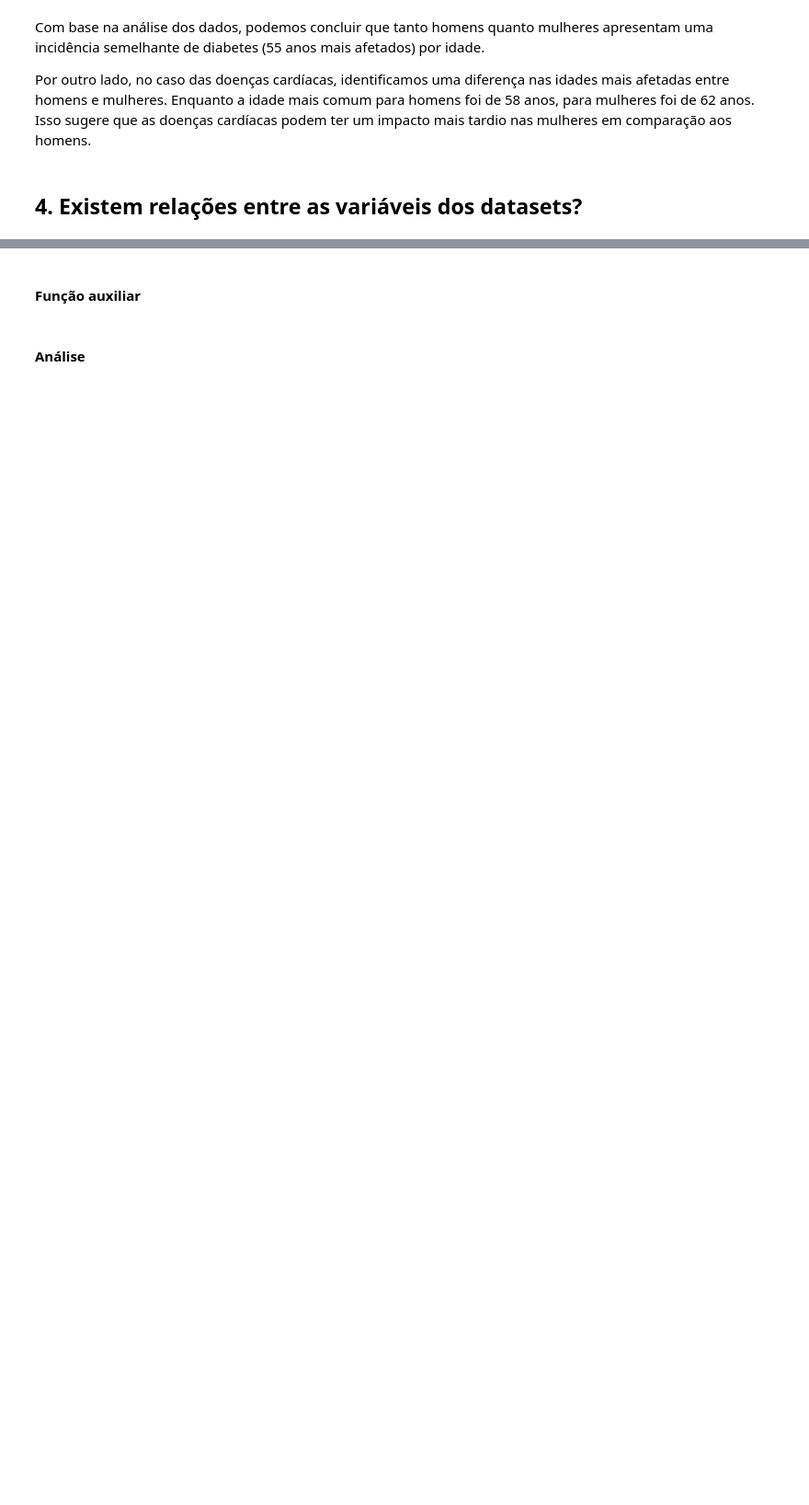
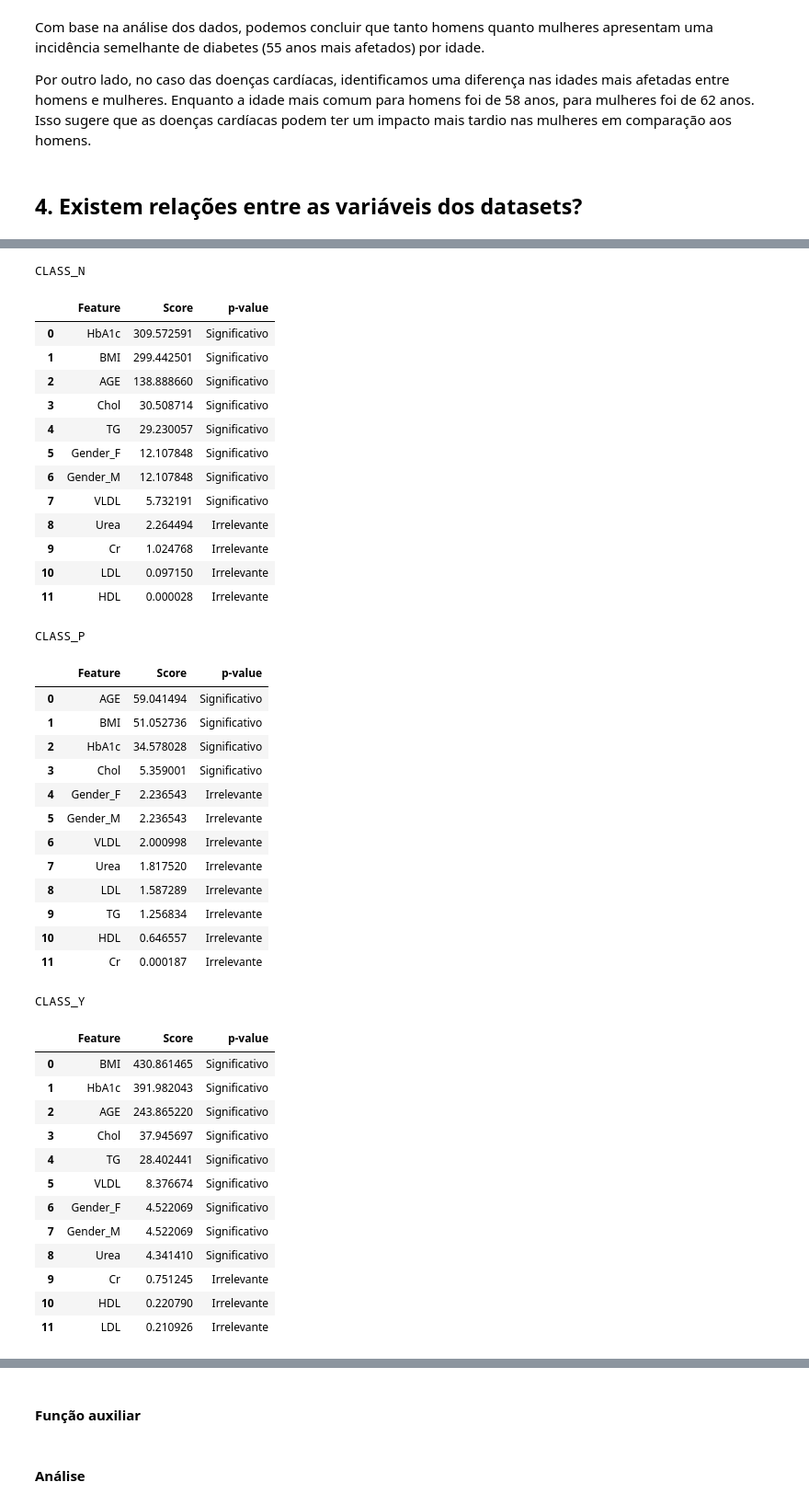
Before and after one commit to Raphael-Marchetti-Calciolari/projects-data-science-diseases-ieee-dataport, a Jupyter notebook: Projeto_Ciencia_de_Dados.ipynb, the cells around one changed output, grey strips where cells are left out. Shown: that part at 92% size. Cells and saved outputs as stored; diff of their text form; code cells hidden in the pictures; blank space fills up the shorter version.

```diff
--- a/Projeto_Ciencia_de_Dados.ipynb
+++ b/Projeto_Ciencia_de_Dados.ipynb
@@ -700,0 +828,45 @@ Não foi possível observar alguma relação evidente entre os dados
+# %%
+result = relation_between_variables(diabetes_df, 'CLASS', verbose=True)
+# %% [output]
+CLASS_N
+|  | Feature | Score | p-value |
+| 0 | HbA1c | 309.572591 | Significativo |
+| 1 | BMI | 299.442501 | Significativo |
+| 2 | AGE | 138.888660 | Significativo |
+| 3 | Chol | 30.508714 | Significativo |
+| 4 | TG | 29.230057 | Significativo |
+| 5 | Gender_F | 12.107848 | Significativo |
+| 6 | Gender_M | 12.107848 | Significativo |
+| 7 | VLDL | 5.732191 | Significativo |
+| 8 | Urea | 2.264494 | Irrelevante |
+| 9 | Cr | 1.024768 | Irrelevante |
+| 10 | LDL | 0.097150 | Irrelevante |
+| 11 | HDL | 0.000028 | Irrelevante |
+CLASS_P
+|  | Feature | Score | p-value |
+| 0 | AGE | 59.041494 | Significativo |
+| 1 | BMI | 51.052736 | Significativo |
+| 2 | HbA1c | 34.578028 | Significativo |
+| 3 | Chol | 5.359001 | Significativo |
+| 4 | Gender_F | 2.236543 | Irrelevante |
+| 5 | Gender_M | 2.236543 | Irrelevante |
+| 6 | VLDL | 2.000998 | Irrelevante |
+| 7 | Urea | 1.817520 | Irrelevante |
+| 8 | LDL | 1.587289 | Irrelevante |
+| 9 | TG | 1.256834 | Irrelevante |
+| 10 | HDL | 0.646557 | Irrelevante |
+| 11 | Cr | 0.000187 | Irrelevante |
+CLASS_Y
+|  | Feature | Score | p-value |
+| 0 | BMI | 430.861465 | Significativo |
+| 1 | HbA1c | 391.982043 | Significativo |
+| 2 | AGE | 243.865220 | Significativo |
+| 3 | Chol | 37.945697 | Significativo |
+| 4 | TG | 28.402441 | Significativo |
+| 5 | VLDL | 8.376674 | Significativo |
+| 6 | Gender_F | 4.522069 | Significativo |
+| 7 | Gender_M | 4.522069 | Significativo |
+| 8 | Urea | 4.341410 | Significativo |
+| 9 | Cr | 0.751245 | Irrelevante |
+| 10 | HDL | 0.220790 | Irrelevante |
+| 11 | LDL | 0.210926 | Irrelevante |
```
Also changed, not shown: parts of 22 cells of this notebook.
